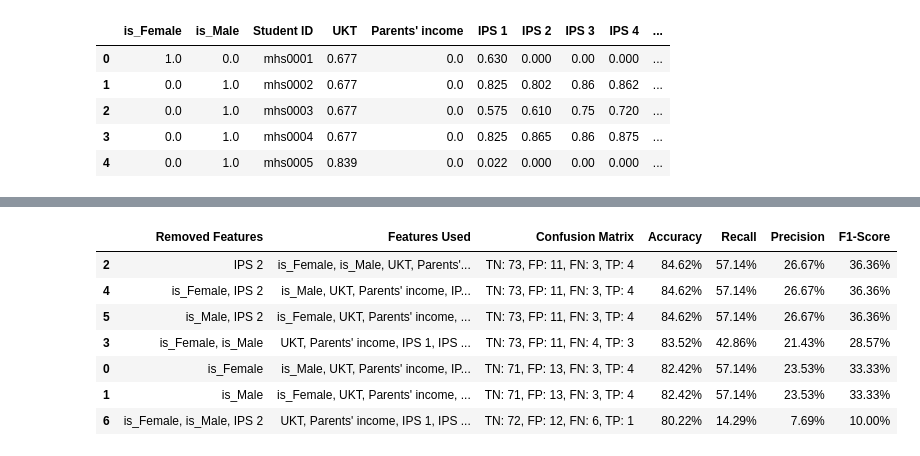
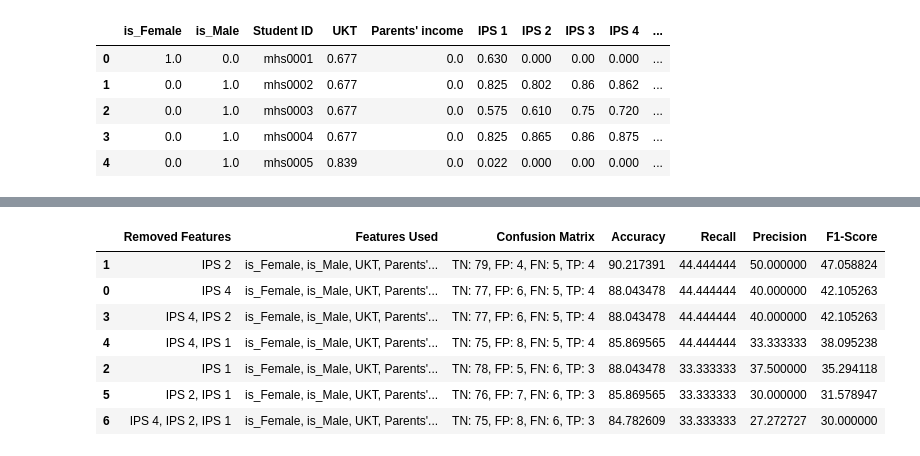
Before and after one commit to janasatvika/Optimizing-Classification-Models-using-Permutation-Feature-Importance-Method, a Jupyter notebook: Model optimization/Optimization_KNN_using_PFI.ipynb, the cells around one changed output, grey strips where cells are left out. Drawn from its saved outputs; the diff is of its cells as text; code cells hidden in the pictures.

```diff
--- a/Model optimization/Optimization_KNN_using_PFI.ipynb
+++ b/Model optimization/Optimization_KNN_using_PFI.ipynb
@@ -196,7 +251,15 @@ def calculate_confusion_matrix(y_true, y_pred):
     return tp, tn, fp, fn
 # %%
 # Create a K-Nearest Neighbors (KNN) classifier object with the best hyperparameters
-knn = KNeighborsClassifier(n_neighbors=model.best_params_['n_neighbors'],
-                           weights=model.best_params_['weights'],
-                           metric=model.best_params_['metric'])
+knn_ori = KNeighborsClassifier(
+    n_neighbors=model_ori.best_params_['n_neighbors'],
+    weights=model_ori.best_params_['weights'],
+    metric=model_ori.best_params_['metric']
+    )
+
+knn_balancing = KNeighborsClassifier(
+    n_neighbors=model_balancing.best_params_['n_neighbors'],
+    weights=model_balancing.best_params_['weights'],
+    metric=model_balancing.best_params_['metric']
+    )
 # %% [markdown]
@@ -328,6 +403,6 @@ f1-Score: 33.33%
 # %%
 # Define the baseline accuracy
-baseline_accuracy = accuracy
+baseline_accuracy = accuracy_main
 
 # Define the number of shuffles
 n_shuffle_values = [10, 20, 30, 40, 50, 60, 70, 80, 90, 100]
@@ -353,7 +428,7 @@ for n_shuffles_ in n_shuffle_values:
             # Shuffle the current feature
             X_test_shuffled[feature] = np.random.permutation(X_test_shuffled[feature])
             # Make predictions on the shuffled test set
-            y_pred_permuted = knn.predict(X_test_shuffled)
+            y_pred_permuted = knn_balancing.predict(X_test_shuffled)
             # Calculate the confusion matrix for the shuffled predictions
             tp, tn, fp, fn = calculate_confusion_matrix(y_test_main, y_pred_permuted)
             # Calculate the permuted accuracy
@@ -548,54 +625,56 @@ for r in range(1, len(lowest_mean_importances_features) + 1):
         X_test_reduced = X_test_op.drop(columns=list(combo))
 
         # Train the KNN classifier
-        knn.fit(X_train_reduced, y_train_op)
+        knn_balancing.fit(X_train_reduced, y_train_op)
 
         # Evaluate the model on the test set and create a confusion matrix
-        y_pred_op = knn.predict(X_test_reduced)
+        y_pred_op = knn_balancing.predict(X_test_reduced)
 
         # Calculate the confusion matrix and metrics
         tp, tn, fp, fn = calculate_confusion_matrix(y_test_op, y_pred_op)
 
         # Calculate Accuracy
-        accuracy = ((tp + tn) / (tp + tn + fp + fn)) * 100
+        accuracy_op = ((tp + tn) / (tp + tn + fp + fn)) * 100
 
         # Calculate Recall
         all_actual_positive = tp + fn
-        recall = (tp / all_actual_positive) * 100
+        recall_op = (tp / all_actual_positive) * 100
 
         # Calculate Precision
         all_predicted_positives = tp + fp
-        precision = (tp / all_predicted_positives) * 100
+        precision_op = (tp / all_predicted_positives) * 100
 
         # Calculate F1-Score
-        f1_score = ((2 * precision * recall) / (precision + recall)) if (precision + recall) != 0 else 0
+        f1_score_op = ((2 * precision_op * recall_op) / (precision_op + recall_op)) if (precision_op + recall_op) != 0 else 0
 
         # Determine the features used for this combination
         features_used = ', '.join(X_train_reduced.columns.tolist())
+
 
         # Updated section to add results to list instead of DataFrame directly
         results_data.append({
             'Removed Features': ', '.join(combo),
             'Features Used': features_used,
             'Confusion Matrix': f"TN: {tn}, FP: {fp}, FN: {fn}, TP: {tp}",
-            'Accuracy': f"{accuracy:.2f}%",
-            'Recall': f"{recall:.2f}%",
-            'Precision': f"{precision:.2f}%",
-            'F1-Score': f"{f1_score:.2f}%"
+            'Accuracy': accuracy_op,
+            'Recall': recall_op,
+            'Precision': precision_op,
+            'F1-Score': f1_score_op
         })
 
 
 # Convert the list of dictionaries to a DataFrame
 results_df = pd.DataFrame(results_data)
 
 # Display the results, sorted by Accuracy for better readability
-display(results_df.sort_values(by='Accuracy', ascending=False))
+results_df_sorted = results_df.sort_values(by='F1-Score', ascending=False)
+display(results_df_sorted)
 # %% [output]
 |  | Removed Features | Features Used | Confusion Matrix | Accuracy | Recall | Precision | F1-Score |
-| 2 | IPS 2 | is_Female, is_Male, UKT, Parents'... | TN: 73, FP: 11, FN: 3, TP: 4 | 84.62% | 57.14% | 26.67% | 36.36% |
-| 4 | is_Female, IPS 2 | is_Male, UKT, Parents' income, IP... | TN: 73, FP: 11, FN: 3, TP: 4 | 84.62% | 57.14% | 26.67% | 36.36% |
-| 5 | is_Male, IPS 2 | is_Female, UKT, Parents' income, ... | TN: 73, FP: 11, FN: 3, TP: 4 | 84.62% | 57.14% | 26.67% | 36.36% |
-| 3 | is_Female, is_Male | UKT, Parents' income, IPS 1, IPS ... | TN: 73, FP: 11, FN: 4, TP: 3 | 83.52% | 42.86% | 21.43% | 28.57% |
-| 0 | is_Female | is_Male, UKT, Parents' income, IP... | TN: 71, FP: 13, FN: 3, TP: 4 | 82.42% | 57.14% | 23.53% | 33.33% |
-| 1 | is_Male | is_Female, UKT, Parents' income, ... | TN: 71, FP: 13, FN: 3, TP: 4 | 82.42% | 57.14% | 23.53% | 33.33% |
-| 6 | is_Female, is_Male, IPS 2 | UKT, Parents' income, IPS 1, IPS ... | TN: 72, FP: 12, FN: 6, TP: 1 | 80.22% | 14.29% | 7.69% | 10.00% |
+| 1 | IPS 2 | is_Female, is_Male, UKT, Parents'... | TN: 79, FP: 4, FN: 5, TP: 4 | 90.217391 | 44.444444 | 50.000000 | 47.058824 |
+| 0 | IPS 4 | is_Female, is_Male, UKT, Parents'... | TN: 77, FP: 6, FN: 5, TP: 4 | 88.043478 | 44.444444 | 40.000000 | 42.105263 |
+| 3 | IPS 4, IPS 2 | is_Female, is_Male, UKT, Parents'... | TN: 77, FP: 6, FN: 5, TP: 4 | 88.043478 | 44.444444 | 40.000000 | 42.105263 |
+| 4 | IPS 4, IPS 1 | is_Female, is_Male, UKT, Parents'... | TN: 75, FP: 8, FN: 5, TP: 4 | 85.869565 | 44.444444 | 33.333333 | 38.095238 |
+| 2 | IPS 1 | is_Female, is_Male, UKT, Parents'... | TN: 78, FP: 5, FN: 6, TP: 3 | 88.043478 | 33.333333 | 37.500000 | 35.294118 |
+| 5 | IPS 2, IPS 1 | is_Female, is_Male, UKT, Parents'... | TN: 76, FP: 7, FN: 6, TP: 3 | 85.869565 | 33.333333 | 30.000000 | 31.578947 |
+| 6 | IPS 4, IPS 2, IPS 1 | is_Female, is_Male, UKT, Parents'... | TN: 75, FP: 8, FN: 6, TP: 3 | 84.782609 | 33.333333 | 27.272727 | 30.000000 |
```
Also changed, not shown: parts of 34 cells of this notebook.
